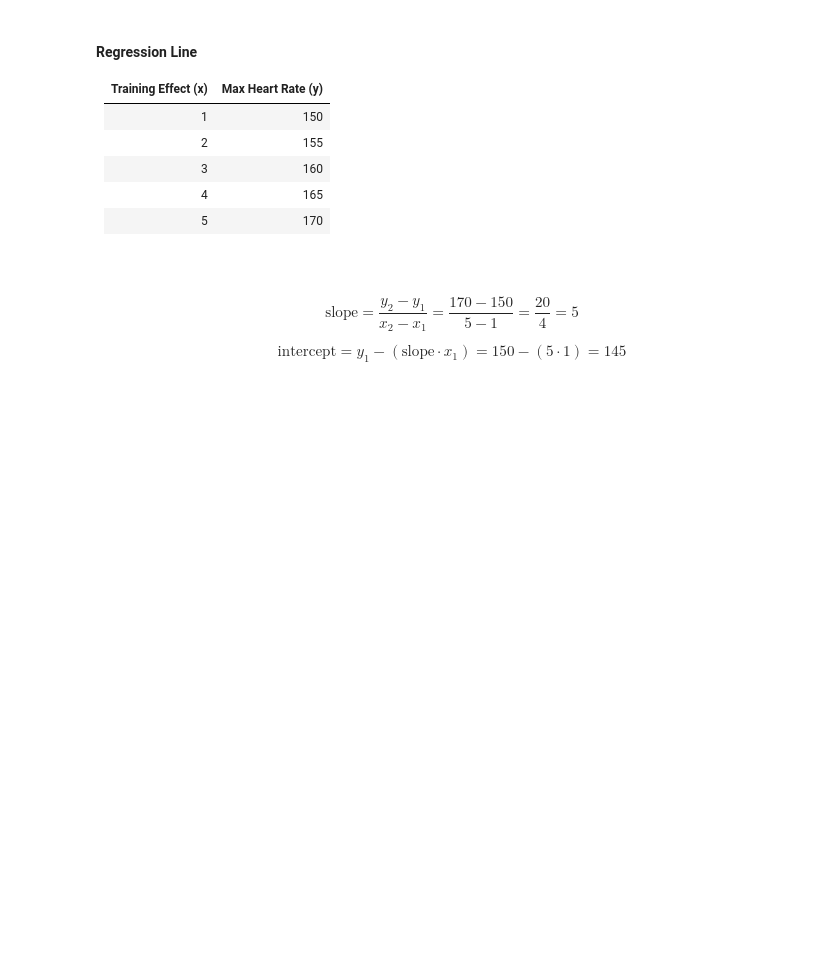
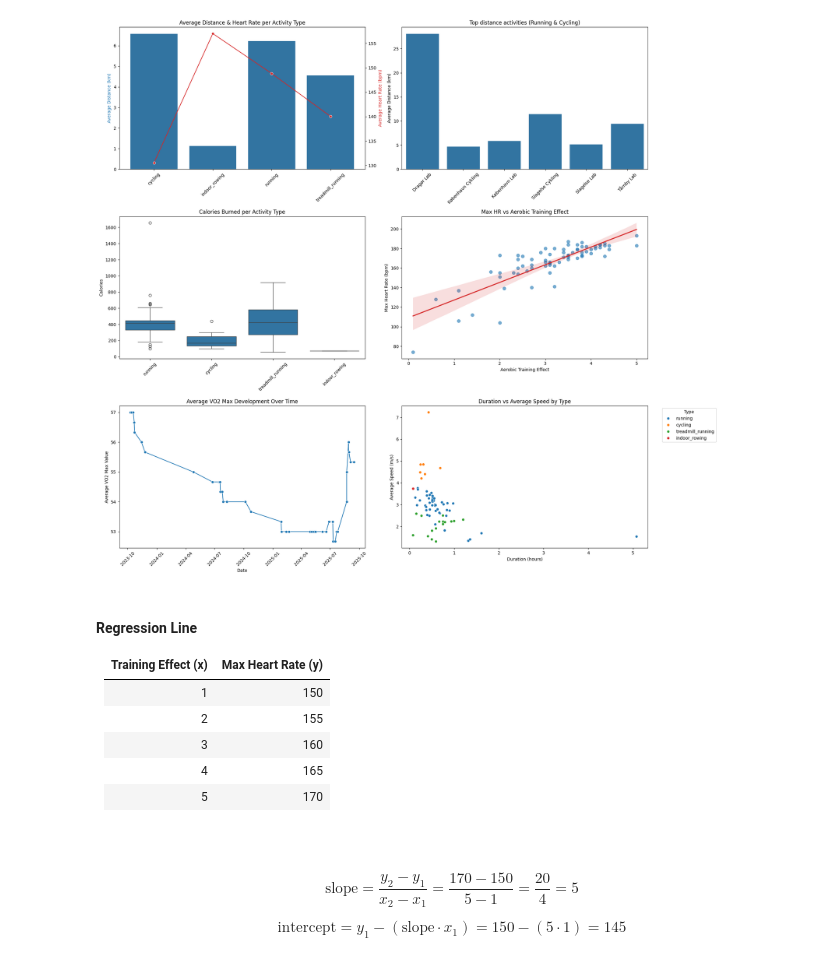
Before and after one commit to LasseRogers/garminconnect, a Jupyter notebook: garminconnect.ipynb, the cells around one changed output. Cells and saved outputs as stored; diff of their text form; code cells hidden in the pictures; blank space fills up the shorter version.

Commit message:
small visual improvements

```diff
--- a/garminconnect.ipynb
+++ b/garminconnect.ipynb
@@ -149,7 +183,7 @@ ax1.set_title("Average Distance & Heart Rate per Activity Type")
 # --- 2. Average Distance per Activity Name (Running & Cycling) ---
 agg_run_cycle['distance_km'] = agg_run_cycle['distance'] / 1000
 sns.barplot(data=agg_run_cycle, x='activityName', y='distance_km', ax=axes[0,1], color=color_blue, errorbar=None)
-axes[0,1].set_title("Average Distance per Activity Name (Running & Cycling)")
+axes[0,1].set_title("Top distance activities (Running & Cycling)")
 axes[0,1].set_xlabel('')
 axes[0,1].set_ylabel("Average Distance (km)")
 axes[0,1].tick_params(axis='x', rotation=45)
@@ -163,33 +197,35 @@ axes[1,0].tick_params(axis='x', rotation=45)
 
 # --- 4. Max HR vs Aerobic Training Effect ---
 sns.regplot(data=df_nonzero, x='aerobicTrainingEffect', y='maxHR', ax=axes[1,1],
             scatter_kws={'s':50, 'alpha':0.6}, line_kws={'color':color_red})
 axes[1,1].set_title("Max HR vs Aerobic Training Effect")
 axes[1,1].set_xlabel("Aerobic Training Effect")
 axes[1,1].set_ylabel("Max Heart Rate (bpm)")
 
 # --- 5. Average VO2 Max development over time (rolling average) ---
 sns.lineplot(data=df_vo2, x='startTimeLocal', y='vO2Max_avg', marker='o', color=color_blue, ax=axes[2,0])
 axes[2,0].set_title("Average VO2 Max Development Over Time")
 axes[2,0].set_xlabel("Date")
 axes[2,0].set_ylabel("Average VO2 Max Value")
 axes[2,0].tick_params(axis='x', rotation=45)
 
 # --- 6. Duration vs Average Speed (hours) ---
 sns.scatterplot(
     data=df_nonzero,
     x=df_nonzero['duration'] / 3600,  # convert seconds to hours
     y='averageSpeed',
     hue='typeKey',
     ax=axes[2,1]
 )
 axes[2,1].set_title("Duration vs Average Speed by Type")
 axes[2,1].set_xlabel("Duration (hours)")
 axes[2,1].set_ylabel("Average Speed (m/s)")
 axes[2,1].legend(title='Type', bbox_to_anchor=(1.05, 1), loc=2)
 
 plt.tight_layout()
 plt.show()
+# %% [output]
+[figure, added]
 # %% [markdown]
 #### Regression Line
 
```
Also changed, not shown: parts of 3 cells of this notebook.
